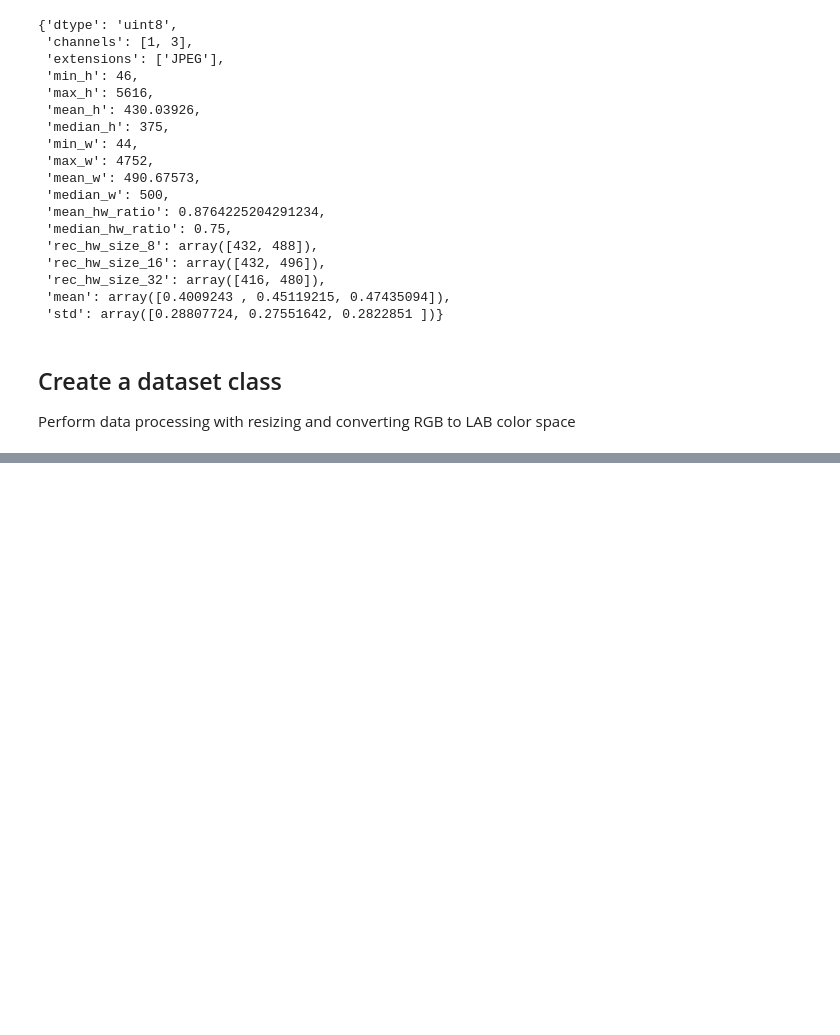
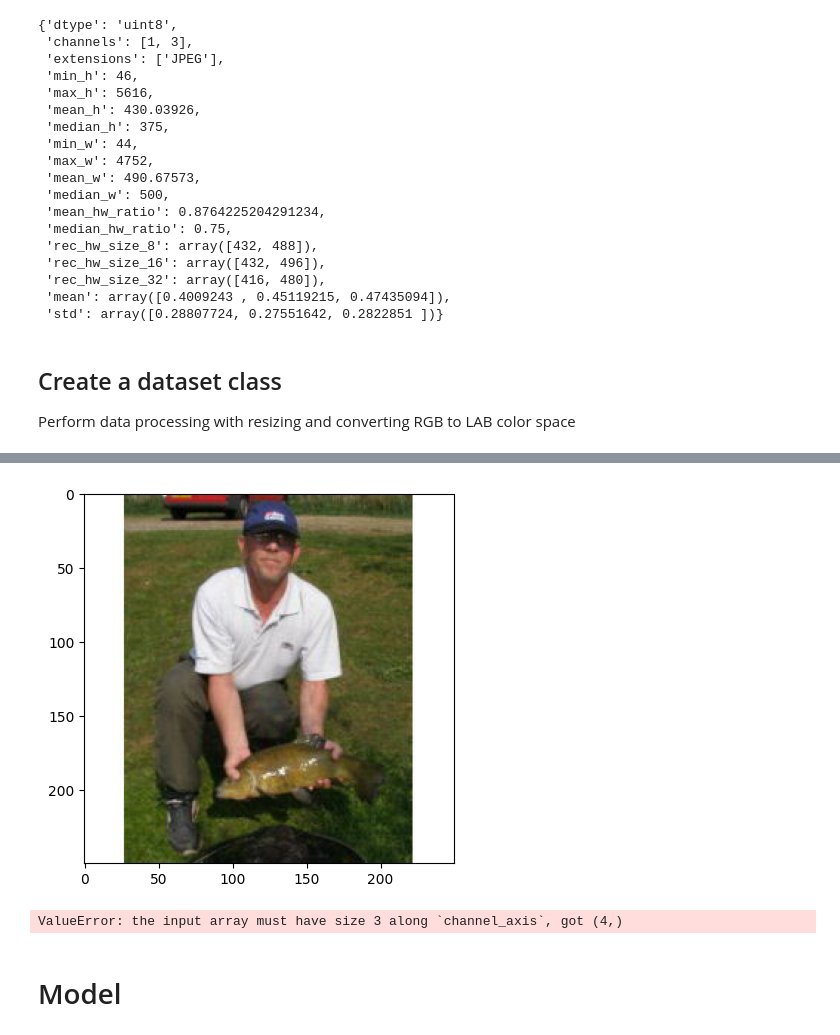
Before and after one commit to cnydo/Image-colorization, a Jupyter notebook: Image-Colorization.ipynb, the cells around one changed output, grey strips where cells are left out. Drawn from its saved outputs; the diff is of its cells as text; code cells hidden in the pictures; blank space fills up the shorter version.

```diff
--- a/Image-Colorization.ipynb
+++ b/Image-Colorization.ipynb
@@ -378,0 +589,47 @@ fig = plt.figure(figsize=(12, 3*b))
+# %%
+
+fig = plt.figure()
+ax = fig.add_subplot(1, 1, 1)
+ax.imshow(img_list[0]/255)
+plt.show()
+# %% [output]
+[figure, added]
+# %%
+img_list_lab = rgb2lab(img_list/2)
+def extract_lab(image, idim):
+    z = np.zeros(image.shape)
+    if idim != 0:
+        z[:, :, 0] = 80
+    z[:, :, idim] = image[:,:,idim]
+    z = lab2rgb(z)
+    return(z)
+count = 1
+fig = plt.figure(figsize=(12, 3*img_list.shape[0]))
+for lab in  img_list_lab:
+    ax = fig.add_subplot(img_list.shape[0], 3, count)
+    lab_rgb_gray = extract_lab(lab, 0)
+    print(lab_rgb_gray)
+    ax.imshow(lab_rgb_gray)
+    ax.axis('off')
+    ax.set_title("L: lightness")
+    count += 1
+
+    ax = fig.add_subplot(img_list.shape[0], 3, count)
+    lab_rgb_gray = extract_lab(lab, 1)
+    ax.imshow(lab_rgb_gray)
+    ax.axis('off')
+    ax.set_title("a: green-red")
+    count += 1
+
+    ax = fig.add_subplot(img_list.shape[0], 3, count)
+    lab_rgb_gray = extract_lab(lab, 2)
+    ax.imshow(lab_rgb_gray)
+    ax.axis('off')
+    ax.set_title("b: blue-yellow")
+    count += 1
+
+plt.show()
+# %% [output]
+ValueError: the input array must have size 3 along `channel_axis`, got (4,)
+# %% [markdown]
+# Model
```
Also changed, not shown: parts of 30 cells of this notebook, 1 other file.
